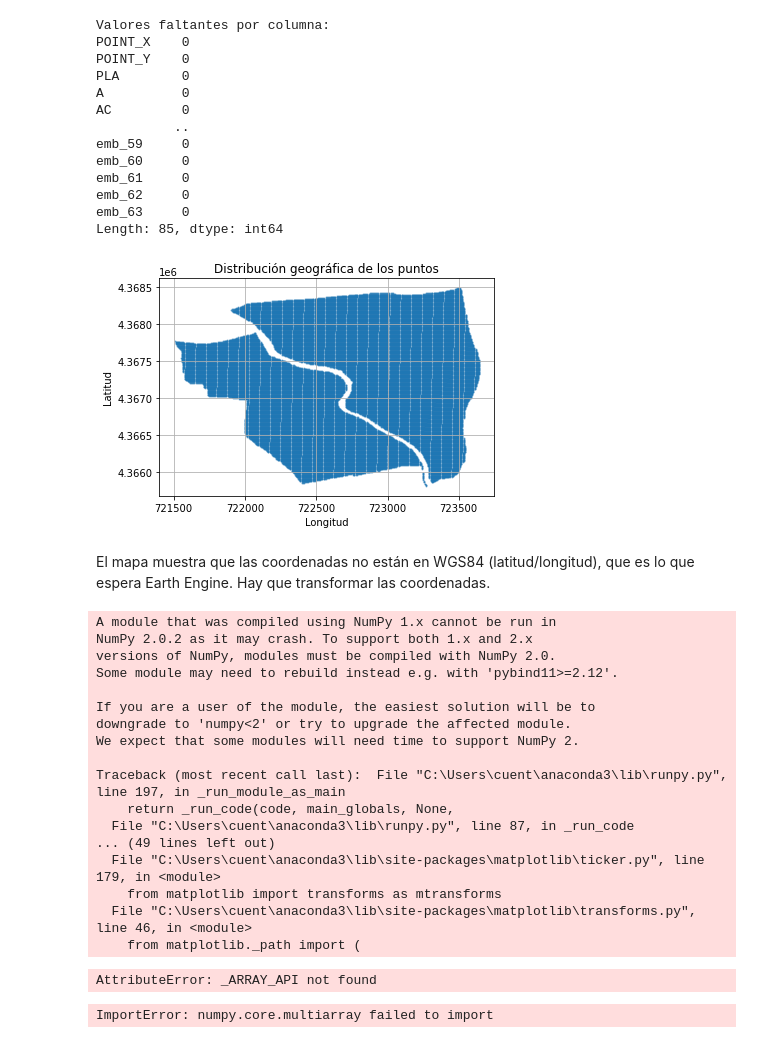
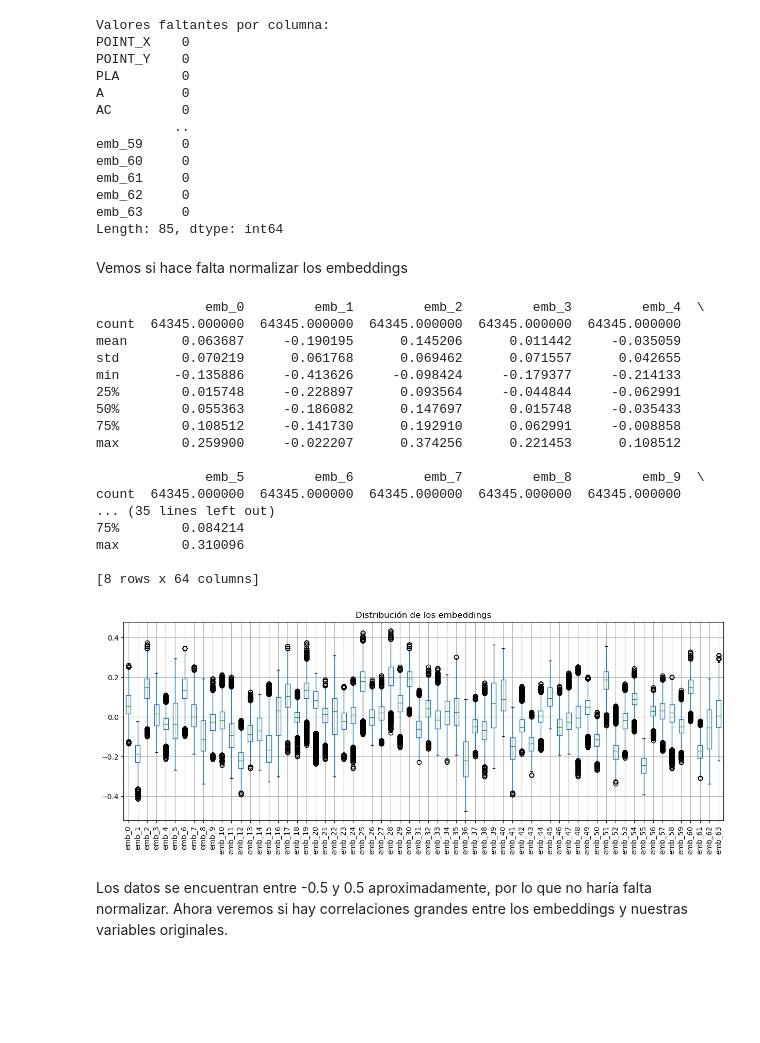
Before and after one commit to ANFAIA/En-Peu, a Jupyter notebook: notebooks/modelo_AlphaEarth.ipynb, the cells around one changed output. Saved outputs shown, nothing was run; the diff lists cells and outputs as text; code cells hidden in the pictures; blank space fills up the shorter version.

Commit message:
modificado alpha earth desde el portatil, creado un nuevo modelo con los embeddings

```diff
--- a/notebooks/modelo_AlphaEarth.ipynb
+++ b/notebooks/modelo_AlphaEarth.ipynb
@@ -133,3 +92,9 @@ Embeddings añadidos correctamente
+# %%
+# os.path.join() maneja correctamente las barras de ruta para diferentes SO (Windows, Linux, macOS)
+file_path = os.path.join(parent_directory, 'data', "data_con_embeddings.csv")
+
+# Cargar el archivo CSV
+data = pd.read_csv(file_path)
 # %%
 # 2. Contar valores faltantes por columna
 print("Valores faltantes por columna:")
@@ -153,48 +116,39 @@ Length: 85, dtype: int64
-# %%
-import matplotlib.pyplot as plt
-
-plt.scatter(data['POINT_X'], data['POINT_Y'], s=1, alpha=0.5)
-plt.title("Distribución geográfica de los puntos")
-plt.xlabel("Longitud")
-plt.ylabel("Latitud")
-plt.grid(True)
-plt.show()
-# %% [output]
-[figure, removed]
-# %% [markdown]
-El mapa muestra que las coordenadas no están en WGS84 (latitud/longitud), que es lo que espera Earth Engine. Hay que transformar las coordenadas.
+# %% [markdown]
+Vemos si hace falta normalizar los embeddings
 # %%
 import matplotlib.pyplot as plt
 
 # Seleccionar solo columnas de embeddings
-emb_cols = [col for col in data_with_embeddings.columns if col.startswith('emb_')]
-emb_data = data_with_embeddings[emb_cols]
+emb_cols = [col for col in data.columns if col.startswith('emb_')]
+emb_data = data[emb_cols]
 
 # Estadísticas descriptivas
 print(emb_data.describe())
 
 # Boxplots para ver la distribución por embedding
 plt.figure(figsize=(15, 5))
 emb_data.boxplot(rot=90)
 plt.title("Distribución de los embeddings")
+plt.savefig(os.path.join(parent_directory, 'images','boxplot_embeddings.png'), bbox_inches='tight', dpi=300)
 plt.show()
 # %% [output]
-A module that was compiled using NumPy 1.x cannot be run in
-NumPy 2.0.2 as it may crash. To support both 1.x and 2.x
-versions of NumPy, modules must be compiled with NumPy 2.0.
-Some module may need to rebuild instead e.g. with 'pybind11>=2.12'.
+              emb_0         emb_1         emb_2         emb_3         emb_4  \
+count  64345.000000  64345.000000  64345.000000  64345.000000  64345.000000
+mean       0.063687     -0.190195      0.145206      0.011442     -0.035059
+std        0.070219      0.061768      0.069462      0.071557      0.042655
+min       -0.135886     -0.413626     -0.098424     -0.179377     -0.214133
+25%        0.015748     -0.228897      0.093564     -0.044844     -0.062991
+50%        0.055363     -0.186082      0.147697      0.015748     -0.035433
+75%        0.108512     -0.141730      0.192910      0.062991     -0.008858
+max        0.259900     -0.022207      0.374256      0.221453      0.108512
 
-If you are a user of the module, the easiest solution will be to
-downgrade to 'numpy<2' or try to upgrade the affected module.
-We expect that some modules will need time to support NumPy 2.
+              emb_5         emb_6         emb_7         emb_8         emb_9  \
+count  64345.000000  64345.000000  64345.000000  64345.000000  64345.000000
+... (35 lines left out)
+75%        0.084214
+max        0.310096
 
-Traceback (most recent call last):  File "C:\Users\cuent\anaconda3\lib\runpy.py", line 197, in _run_module_as_main
-    return _run_code(code, main_globals, None,
-  File "C:\Users\cuent\anaconda3\lib\runpy.py", line 87, in _run_code
-... (49 lines left out)
-  File "C:\Users\cuent\anaconda3\lib\site-packages\matplotlib\ticker.py", line 179, in <module>
-    from matplotlib import transforms as mtransforms
-  File "C:\Users\cuent\anaconda3\lib\site-packages\matplotlib\transforms.py", line 46, in <module>
-    from matplotlib._path import (
+[8 rows x 64 columns]
-AttributeError: _ARRAY_API not found
-ImportError: numpy.core.multiarray failed to import
+[figure, added]
+# %% [markdown]
+Los datos se encuentran entre -0.5 y 0.5 aproximadamente, por lo que no haría falta normalizar. Ahora veremos si hay correlaciones grandes entre los embeddings y nuestras variables originales.
```
Also changed, not shown: parts of 17 cells of this notebook, 5 other files.
